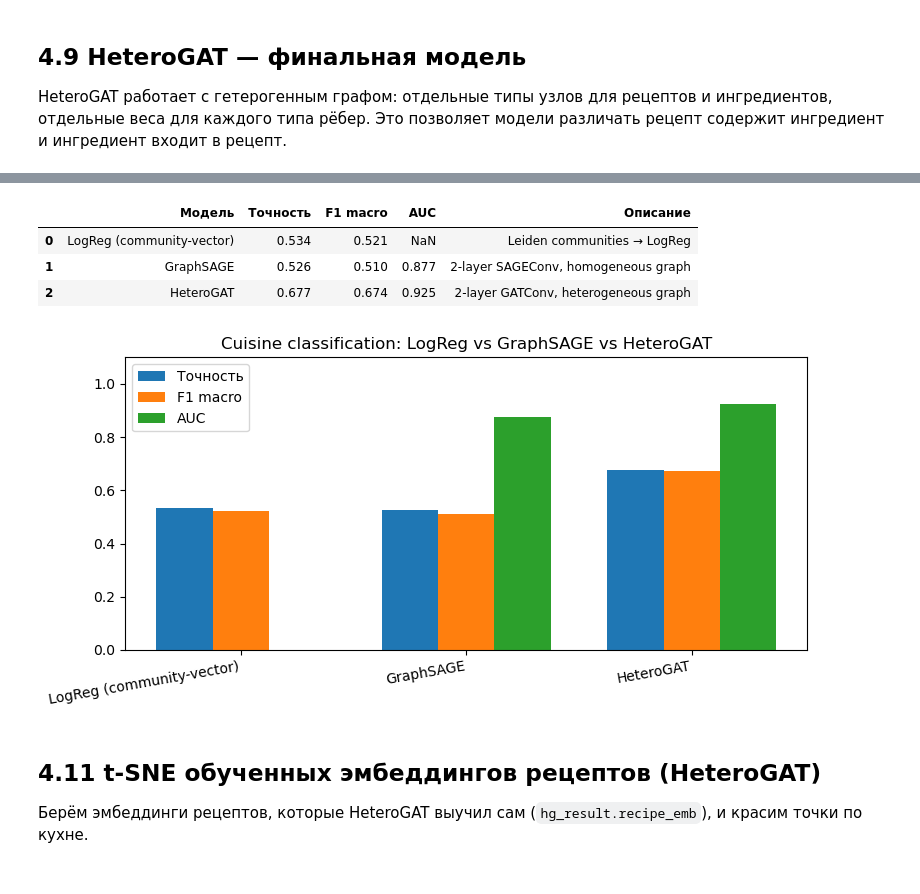
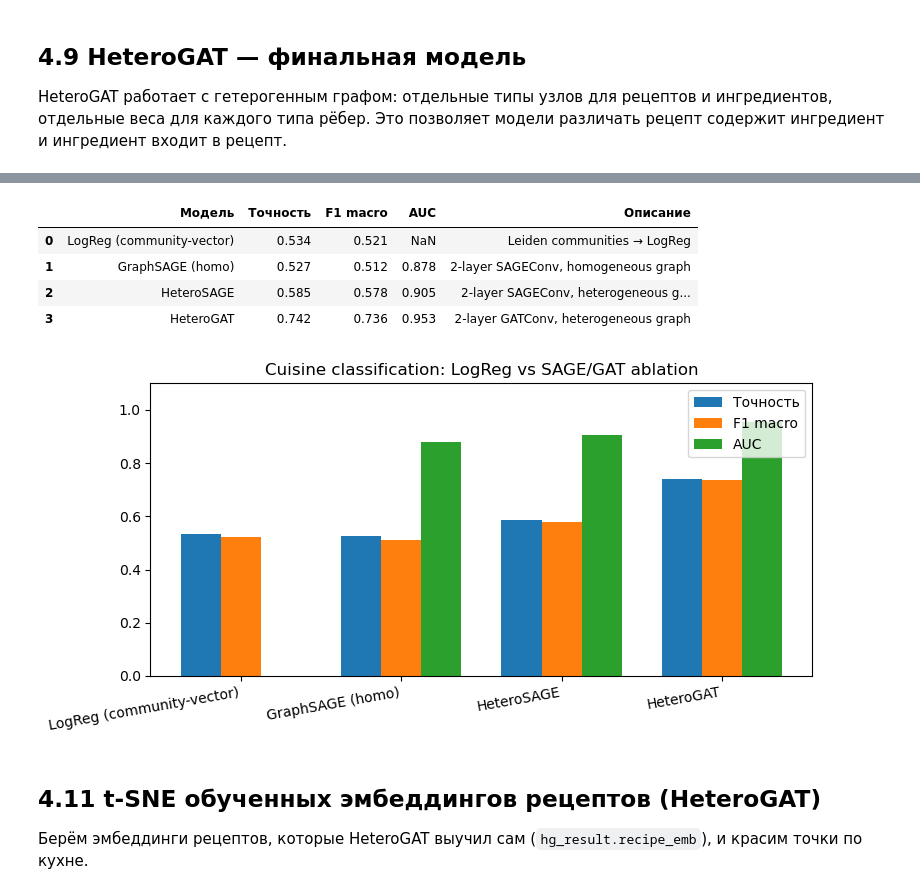
Before and after one commit to Valeriia-Reznik-Dev/recipe-ingredient-graphs-2026, a Jupyter notebook: 04_cuisine_prediction.ipynb, the cells around one changed output, grey strips where cells are left out. Drawn from its saved outputs; the diff is of its cells as text; code cells hidden in the pictures.

```diff
--- a/04_cuisine_prediction.ipynb
+++ b/04_cuisine_prediction.ipynb
@@ -288,6 +288,7 @@ import gnn_cuisine_classification
 importlib.reload(gnn_cuisine_classification)
 from gnn_cuisine_classification import (
     train_graphsage_cuisine,
+    train_hetero_sage_cuisine,
     train_hetgat_cuisine,
 )
 
@@ -311,6 +312,17 @@ for i, row in df.iterrows():
 
 print(f'Рецептов: {len(recipe_ids_gnn)}, кухонь: {len(set(labels_gnn))}')
 print(f'Граф G: {G_small.number_of_nodes():,} узлов, {G_small.number_of_edges():,} рёбер')
+
+# Один стратифицированный сплит для LogReg (§4.10) и всех GNN
+from sklearn.preprocessing import LabelEncoder
+from gnn_cuisine_classification import stratified_recipe_split
+
+le_gnn = LabelEncoder()
+y_enc_gnn = le_gnn.fit_transform(labels_gnn)
+gnn_tr_idx, gnn_te_idx = stratified_recipe_split(
+    len(labels_gnn), y_enc_gnn, test_ratio=0.2, seed=SEED,
+)
+print(f'Общий сплит: train={len(gnn_tr_idx)}, test={len(gnn_te_idx)}')
 # %% [output]
 Рецептов: 8400, кухонь: 7
 Граф G: 11,694 узлов, 86,488 рёбер
@@ -330,12 +347,13 @@ gs_result = train_graphsage_cuisine(
     hidden     = 128,
     epochs     = 100,
     lr         = 3e-3,
-    test_ratio = 0.2,
+    train_idx  = gnn_tr_idx,
+    test_idx   = gnn_te_idx,
     seed       = SEED,
     verbose    = True,
 )
 
-print('\n── GraphSAGE ──')
+print('\n── GraphSAGE (homo) ──')
 print(f'Точность: {gs_result.accuracy:.3f}')
 print(f'F1 macro: {gs_result.f1:.3f}')
 print(f'AUC:      {gs_result.auc:.3f}')
@@ -375,7 +428,8 @@ hg_result = train_hetgat_cuisine(
     heads      = 4,
     epochs     = 100,
     lr         = 3e-3,
-    test_ratio = 0.2,
+    train_idx  = gnn_tr_idx,
+    test_idx   = gnn_te_idx,
     seed       = SEED,
     verbose    = True,
 )
@@ -409,54 +471,73 @@ weighted avg       0.68      0.68      0.68      1680
 # %%
-# baseline (из ячейки 4.3)
-baseline_acc = accuracy_score(y_te, pred) if 'y_te' in dir() else float('nan')
+# LogReg на том же стратифицированном сплите, что и GNN (gnn_tr_idx / gnn_te_idx)
+X_cmp = np.vstack([
+    recipe_community_vector(ings, comm, n_comm)
+    for ings in df['ingredients']
+])
+y_cmp = df['cuisine'].astype(str).values
+clf_cmp = LogisticRegression(max_iter=2000, solver='lbfgs')
+clf_cmp.fit(X_cmp[gnn_tr_idx], y_cmp[gnn_tr_idx])
+pred_cmp = clf_cmp.predict(X_cmp[gnn_te_idx])
+y_te_cmp = y_cmp[gnn_te_idx]
+
+baseline_acc = accuracy_score(y_te_cmp, pred_cmp)
+baseline_f1 = f1_score(y_te_cmp, pred_cmp, average='macro', zero_division=0)
 
 comparison = pd.DataFrame([
     {
         'Модель':   'LogReg (community-vector)',
         'Точность': baseline_acc,
-        'F1 macro': f1_score(y_te, pred, average='macro', zero_division=0) if 'y_te' in dir() else float('nan'),
+        'F1 macro': baseline_f1,
         'AUC':      float('nan'),
         'Описание': 'Leiden communities → LogReg',
     },
     {
-        'Модель':   'GraphSAGE',
+        'Модель':   'GraphSAGE (homo)',
         'Точность': gs_result.accuracy,
         'F1 macro': gs_result.f1,
         'AUC':      gs_result.auc,
         'Описание': '2-layer SAGEConv, homogeneous graph',
+    },
+    {
+        'Модель':   'HeteroSAGE',
+        'Точность': hs_result.accuracy,
+        'F1 macro': hs_result.f1,
+        'AUC':      hs_result.auc,
+        'Описание': '2-layer SAGEConv, heterogeneous graph (ablation)',
     },
     {
         'Модель':   'HeteroGAT',
         'Точность': hg_result.accuracy,
         'F1 macro': hg_result.f1,
         'AUC':      hg_result.auc,
         'Описание': '2-layer GATConv, heterogeneous graph',
     },
 ])
 display(comparison.round(3))
 
 # Бар-чарт
 models = comparison['Модель']
 x = np.arange(len(models))
 w = 0.25
 fig, ax = plt.subplots(figsize=(8, 4))
 ax.bar(x - w,   comparison['Точность'], w, label='Точность')
 ax.bar(x,       comparison['F1 macro'], w, label='F1 macro')
 ax.bar(x + w,   comparison['AUC'],      w, label='AUC')
 ax.set_xticks(x)
 ax.set_xticklabels(models, rotation=10, ha='right')
 ax.set_ylim(0, 1.1)
-ax.set_title('Cuisine classification: LogReg vs GraphSAGE vs HeteroGAT')
+ax.set_title('Cuisine classification: LogReg vs SAGE/GAT ablation')
 ax.legend()
 plt.tight_layout()
 plt.savefig(OUT / 'cuisine_model_comparison.png', dpi=120)
 plt.show()
 # %% [output]
 |  | Модель | Точность | F1 macro | AUC | Описание |
 | 0 | LogReg (community-vector) | 0.534 | 0.521 | NaN | Leiden communities → LogReg |
-| 1 | GraphSAGE | 0.526 | 0.510 | 0.877 | 2-layer SAGEConv, homogeneous graph |
-| 2 | HeteroGAT | 0.677 | 0.674 | 0.925 | 2-layer GATConv, heterogeneous graph |
+| 1 | GraphSAGE (homo) | 0.527 | 0.512 | 0.878 | 2-layer SAGEConv, homogeneous graph |
+| 2 | HeteroSAGE | 0.585 | 0.578 | 0.905 | 2-layer SAGEConv, heterogeneous g... |
+| 3 | HeteroGAT | 0.742 | 0.736 | 0.953 | 2-layer GATConv, heterogeneous graph |
-[figure, old version]
+[figure, new version]
 # %% [markdown]
 ## 4.11 t-SNE обученных эмбеддингов рецептов (HeteroGAT)
 
```
Also changed, not shown: parts of 21 cells of this notebook, 13 other files.
